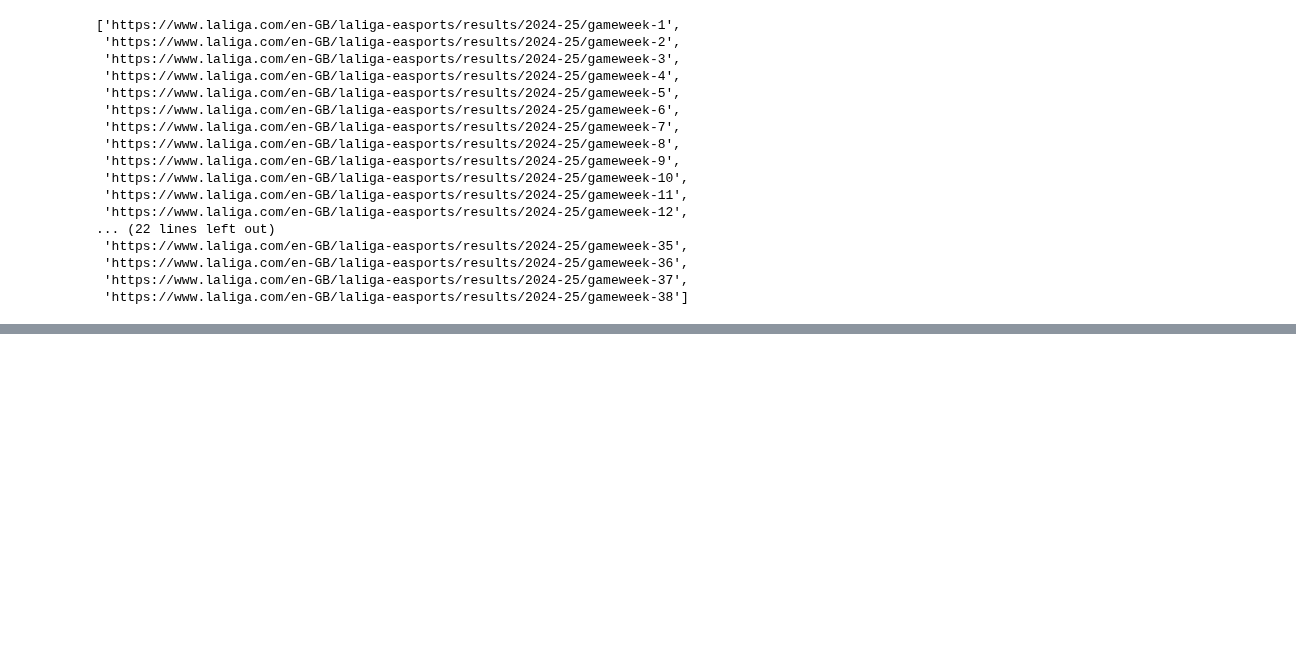
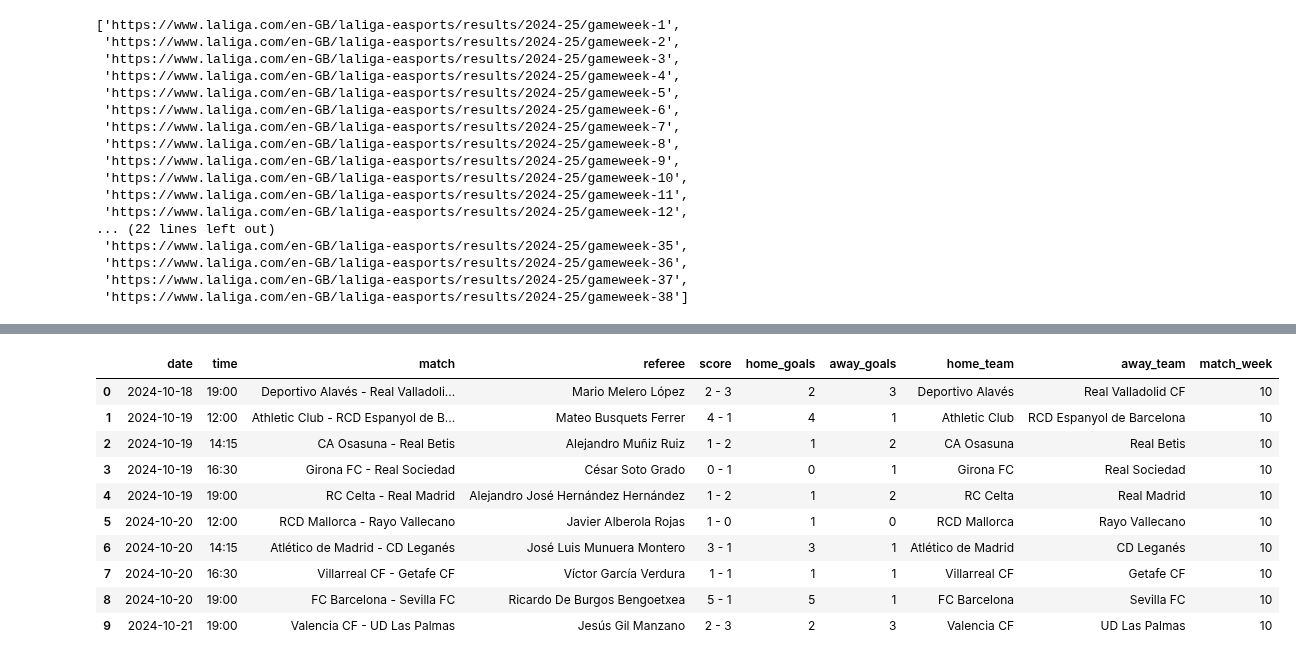
Before and after one commit to bryanpintado/fc-barcelona-dashboard, a Jupyter notebook: main.ipynb, the cells around one changed output, grey strips where cells are left out. Drawn from its saved outputs; the diff is of its cells as text; code cells hidden in the pictures; blank space fills up the shorter version.

```diff
--- a/main.ipynb
+++ b/main.ipynb
@@ -129,33 +129,52 @@ get_raw_game_week_df(23)
 # %%
 def cleaned_df(week_number):
     raw_df = get_raw_game_week_df(week_number)
+    # drops rows and columns, if 'all' values are na drop that row or column
     df = raw_df.dropna(how='all').dropna(axis=1, how='all')
+
+    # drops columns that contain unnecessary data (unnamed, ball, broadcaster)
     columns_to_drop = [df.columns[0],df.columns[3],df.columns[6]]
     df = df.drop(columns_to_drop, axis=1)
-    df = df.drop_duplicates(keep = False)
-    # remove row if it contains: 'Horario peninsularWatch Match'
-    df = df.loc[~df['DATE'].str.contains("Horario peninsularWatch Match", na=False)].reset_index(drop=True)
+
+    # drops leftover unnecessary duplicates
+    df = df.drop_duplicates(keep = False).reset_index(drop=True)
+
+    # remove row if it contains 'Horario peninsularWatch Match' by using '~' as not operator to invert Boolean mask; .loc keeps rows where Boolean mask is True; na=False prevents errors from Nan values by skipping them
+    df = df.loc[~df['DATE'].str.contains("Horario peninsularWatch Match", na=False)]
     df = df.rename(columns = {'DATE': 'date', 'DATETIME': 'time', 'MATCH': 'match', 'REFEREE' : 'referee'})
 
-    #error handling for matches that have not been played yet
-    def parse_date(x):
+    # helper function to format date properly for PostgreSQL data type (year,month,day)
+    def format_date(x):
         try:
             return datetime.strptime(x.split(' ', 1)[1], '%d.%m.%Y').strftime('%Y-%m-%d')
-        except ValueError:
+        except (ValueError, IndexError, AttributeError):
             return None
-    df['date'] = df['date'].apply(parse_date)
+    df['date'] = df['date'].apply(format_date)
 
-    #if df does not contain '-' in the match column, None/nan will be inserted
+    # if df does not contain '-' in the match column, None/nan will be inserted
     df['score']  = df['match'].apply(lambda x: f"{x.split('-')[0][-2]} - {x.split('-')[1][1]}" if '-' in x else None)
     df['match'] = df['match'].apply(lambda x: f"{x.split('-')[0][:-2:]} - {x.split('-')[1][2::]}" if '-' in x else None)
     df['home_goals'] = df['score'].apply(lambda x: f"{x.split('-')[0][0:1]}" if x else None)
     df['away_goals'] = df['score'].apply(lambda x: f"{x.split('-')[1][1:2]}" if x else None)
     df['home_team'] = df['match'].apply(lambda x: f"{x.split('-')[0][:-1]}" if x else None)
     df['away_team'] = df['match'].apply(lambda x: f"{x.split('-')[1][1:]}" if x else None)
     df['match_week'] = week_number
-    df = df.dropna(axis=0)
+
+
     return df if df.empty != True else None
-cleaned_df(21)
+cleaned_df(10)
+# %% [output]
+|  | date | time | match | referee | score | home_goals | away_goals | home_team | away_team | match_week |
+| 0 | 2024-10-18 | 19:00 | Deportivo Alavés - Real Valladoli... | Mario Melero López | 2 - 3 | 2 | 3 | Deportivo Alavés | Real Valladolid CF | 10 |
+| 1 | 2024-10-19 | 12:00 | Athletic Club - RCD Espanyol de B... | Mateo Busquets Ferrer | 4 - 1 | 4 | 1 | Athletic Club | RCD Espanyol de Barcelona | 10 |
+| 2 | 2024-10-19 | 14:15 | CA Osasuna - Real Betis | Alejandro Muñiz Ruiz | 1 - 2 | 1 | 2 | CA Osasuna | Real Betis | 10 |
+| 3 | 2024-10-19 | 16:30 | Girona FC - Real Sociedad | César Soto Grado | 0 - 1 | 0 | 1 | Girona FC | Real Sociedad | 10 |
+| 4 | 2024-10-19 | 19:00 | RC Celta - Real Madrid | Alejandro José Hernández Hernández | 1 - 2 | 1 | 2 | RC Celta | Real Madrid | 10 |
+| 5 | 2024-10-20 | 12:00 | RCD Mallorca - Rayo Vallecano | Javier Alberola Rojas | 1 - 0 | 1 | 0 | RCD Mallorca | Rayo Vallecano | 10 |
+| 6 | 2024-10-20 | 14:15 | Atlético de Madrid - CD Leganés | José Luis Munuera Montero | 3 - 1 | 3 | 1 | Atlético de Madrid | CD Leganés | 10 |
+| 7 | 2024-10-20 | 16:30 | Villarreal CF - Getafe CF | Víctor García Verdura | 1 - 1 | 1 | 1 | Villarreal CF | Getafe CF | 10 |
+| 8 | 2024-10-20 | 19:00 | FC Barcelona - Sevilla FC | Ricardo De Burgos Bengoetxea | 5 - 1 | 5 | 1 | FC Barcelona | Sevilla FC | 10 |
+| 9 | 2024-10-21 | 19:00 | Valencia CF - UD Las Palmas | Jesús Gil Manzano | 2 - 3 | 2 | 3 | Valencia CF | UD Las Palmas | 10 |
 # %%
 def get_current_dfs():
     individual_dfs = []
```
Also changed, not shown: parts of 4 cells of this notebook.
